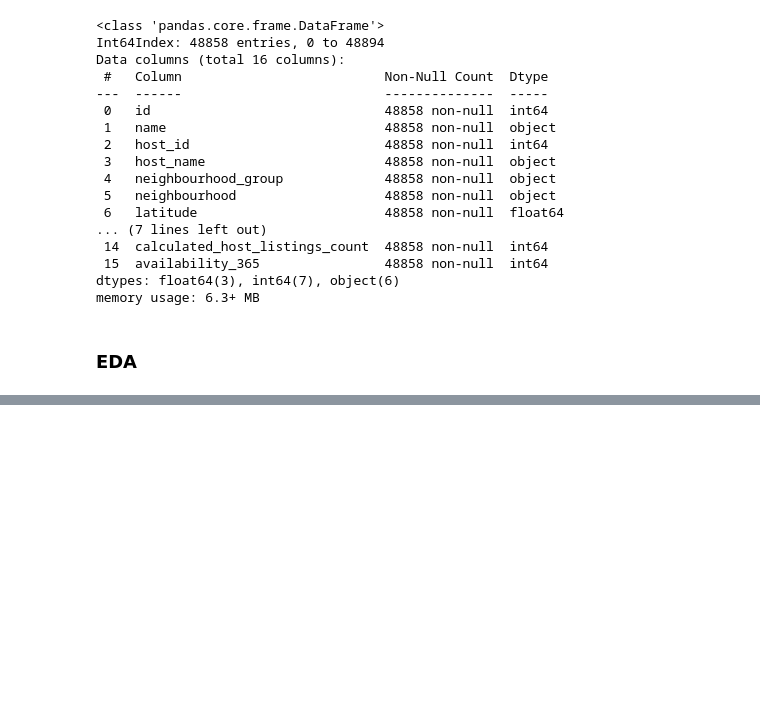
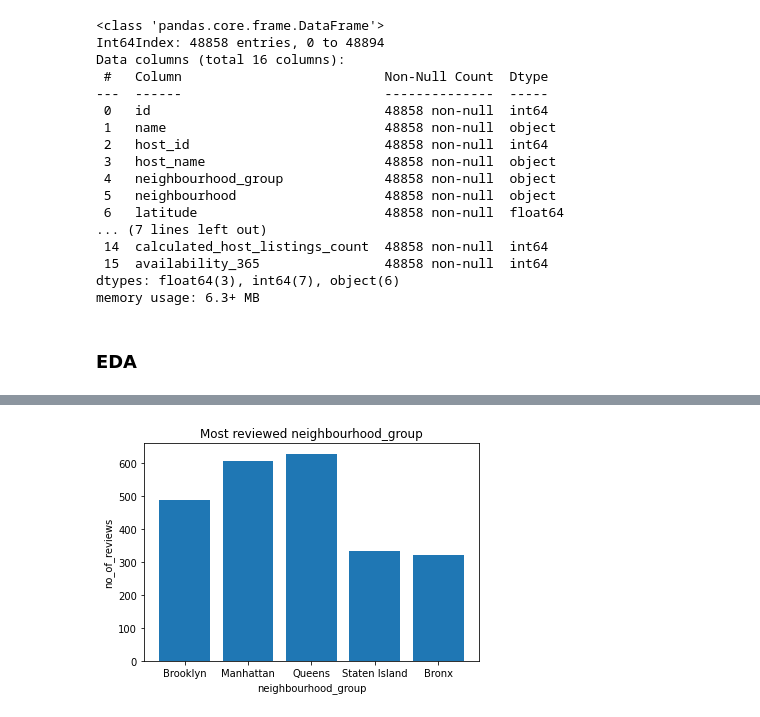
Before and after one commit to maaz97py/Airbnb_EDA, a Jupyter notebook: Airbnb_proj.ipynb, the cells around one changed output, grey strips where cells are left out. Drawn from its saved outputs; the diff is of its cells as text; code cells hidden in the pictures; blank space fills up the shorter version.

```diff
--- a/Airbnb_proj.ipynb
+++ b/Airbnb_proj.ipynb
@@ -164,0 +214,12 @@ memory usage: 6.3+ MB
+# %%
+plt.bar(new_data_2['neighbourhood_group'], new_data_2['number_of_reviews'])
+
+plt.xlabel('neighbourhood_group')
+
+plt.ylabel('no_of_reviews')
+
+plt.title('Most reviewed neighbourhood_group')
+
+plt.show()
+# %% [output]
+[figure, added]
```
Also changed, not shown: parts of 24 cells of this notebook.
